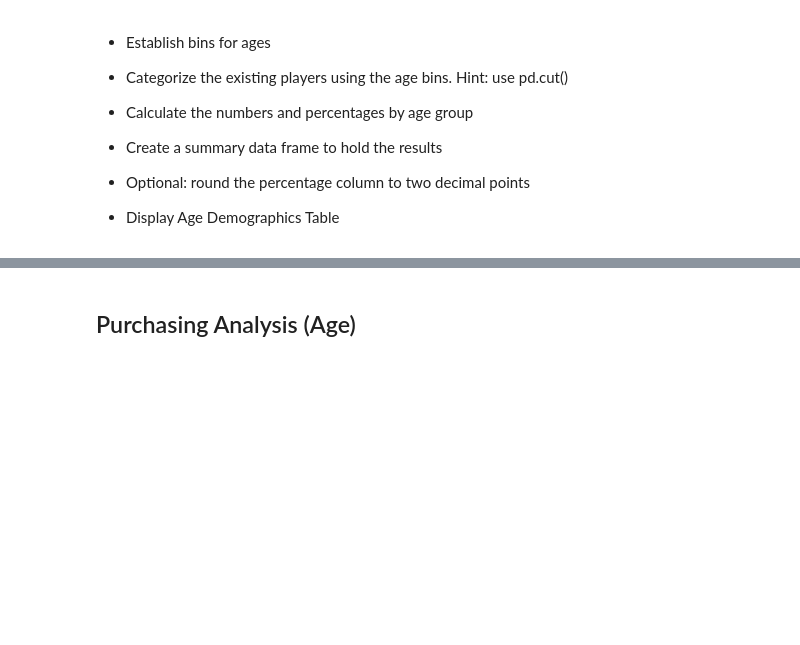
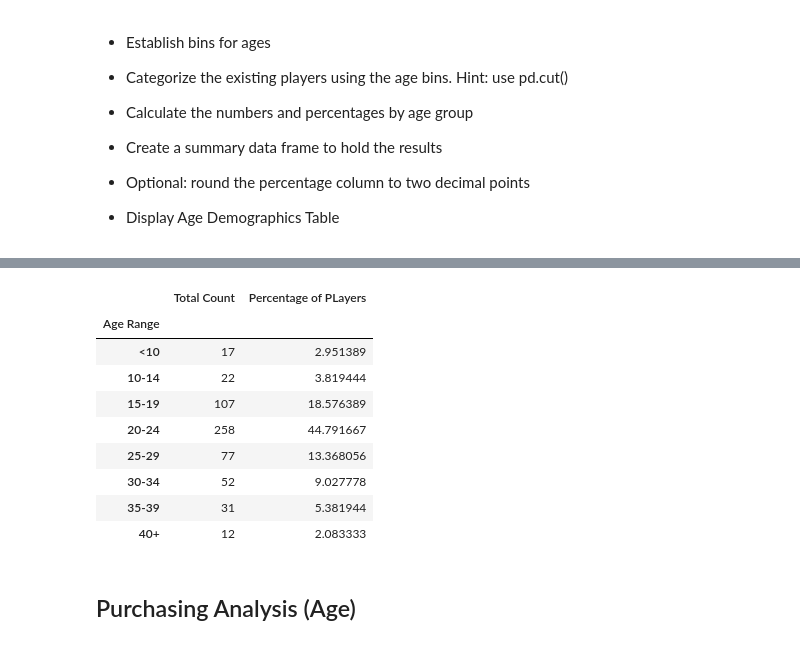
Before and after one commit to AbbieKent/Heroes-of-Pymoli, a Jupyter notebook: HeroesOfPymoli.ipynb, the cells around one changed output, grey strips where cells are left out. Saved outputs shown, nothing was run; the diff lists cells and outputs as text; code cells hidden in the pictures; blank space fills up the shorter version.

```diff
--- a/HeroesOfPymoli.ipynb
+++ b/HeroesOfPymoli.ipynb
@@ -181,3 +168,27 @@ purchase_analysis
+# %%
+bins=[0,9.9,14.9,19.9,24.9,29.9,34.9,39.9,99999999999]
+groups=['<10','10-14','15-19','20-24','25-29','30-34','35-39','40+']
+purchase_data['Age Range']=pd.cut(purchase_data['Age'],bins,labels=groups)
+summary_range= purchase_data.groupby('Age Range')
+total_age=summary_range['SN'].nunique()
+age_demo=pd.DataFrame({'Total Count':total_age})
+age_demo
+
+percent=(total_age/total_players)*100
+percent
+age_demo['Percentage of PLayers']=percent
+age_demo
+# %% [output]
+|  | Total Count | Percentage of PLayers |
+| Age Range |  |  |
+| <10 | 17 | 2.951389 |
+| 10-14 | 22 | 3.819444 |
+| 15-19 | 107 | 18.576389 |
+| 20-24 | 258 | 44.791667 |
+| 25-29 | 77 | 13.368056 |
+| 30-34 | 52 | 9.027778 |
+| 35-39 | 31 | 5.381944 |
+| 40+ | 12 | 2.083333 |
 # %% [markdown]
 ## Purchasing Analysis (Age)
 # %% [markdown]
```
Also changed, not shown: parts of 10 cells of this notebook, 1 other file.
